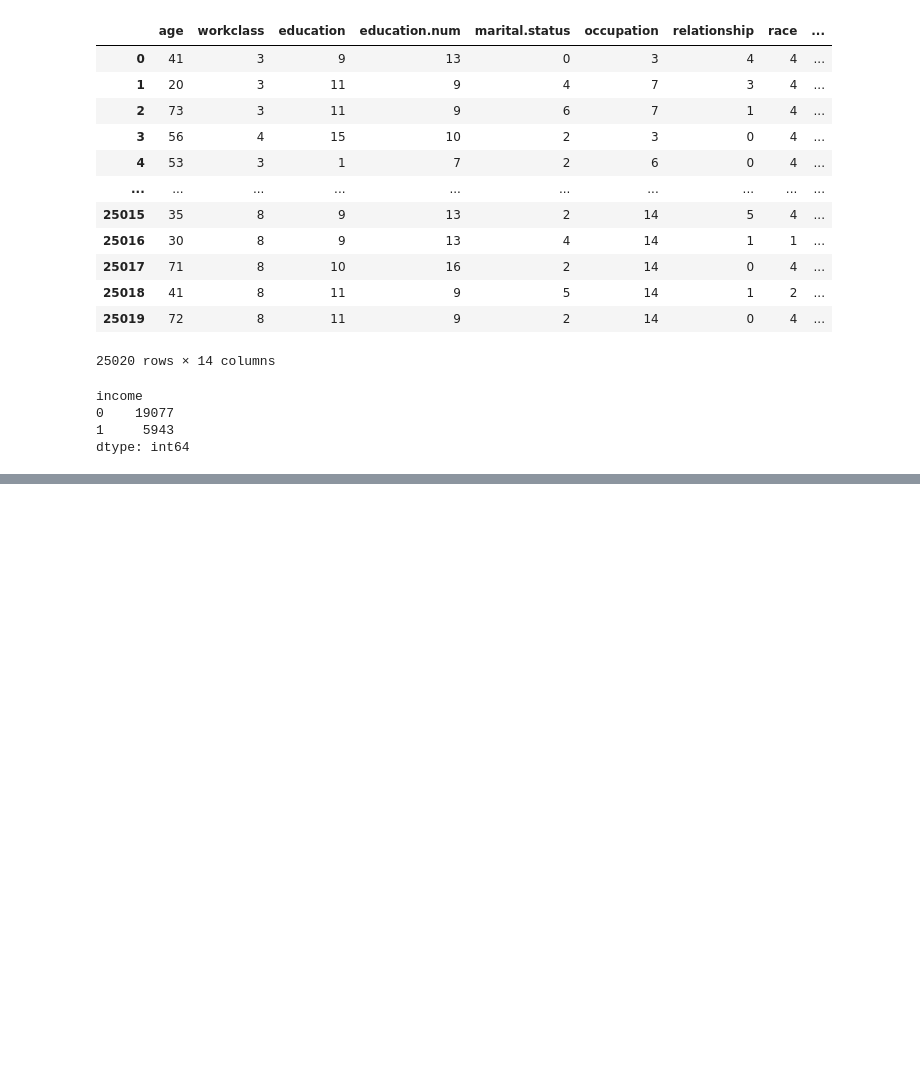
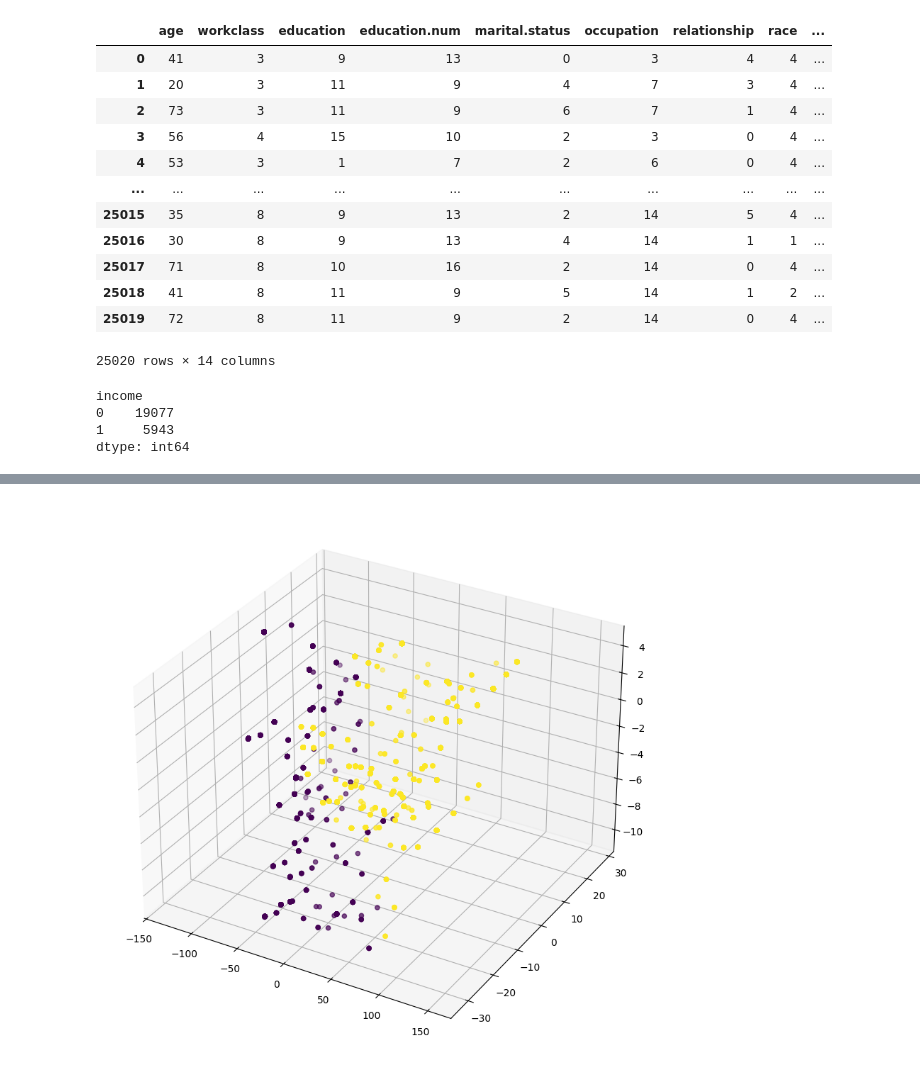
Before and after one commit to Skkuhodomo/DScover-adult-income-prediction, a Jupyter notebook: tabnet_encoding.ipynb, the cells around one changed output, grey strips where cells are left out. Drawn from its saved outputs; the diff is of its cells as text; code cells hidden in the pictures; blank space fills up the shorter version.

```diff
--- a/tabnet_encoding.ipynb
+++ b/tabnet_encoding.ipynb
@@ -404,0 +441,12 @@ Name: 207, dtype: int64
+# %%
+# pca_embeddings_test 클러스터링
+cluster_test = gmm.predict(pca_embeddings_test)
+
+fig = plt.figure(figsize=(10, 10))
+ax = fig.add_subplot(111, projection='3d')
+ax.scatter(pca_embeddings_test[:, 0], pca_embeddings_test[:, 1], pca_embeddings_test[:, 2], c=cluster_test)
+
+# 3d 파일 ./data에 저장
+plt.savefig('./data/3d_test.png')
+# %% [output]
+[figure, added]
```
Also changed, not shown: parts of 20 cells of this notebook, 6 other files.
